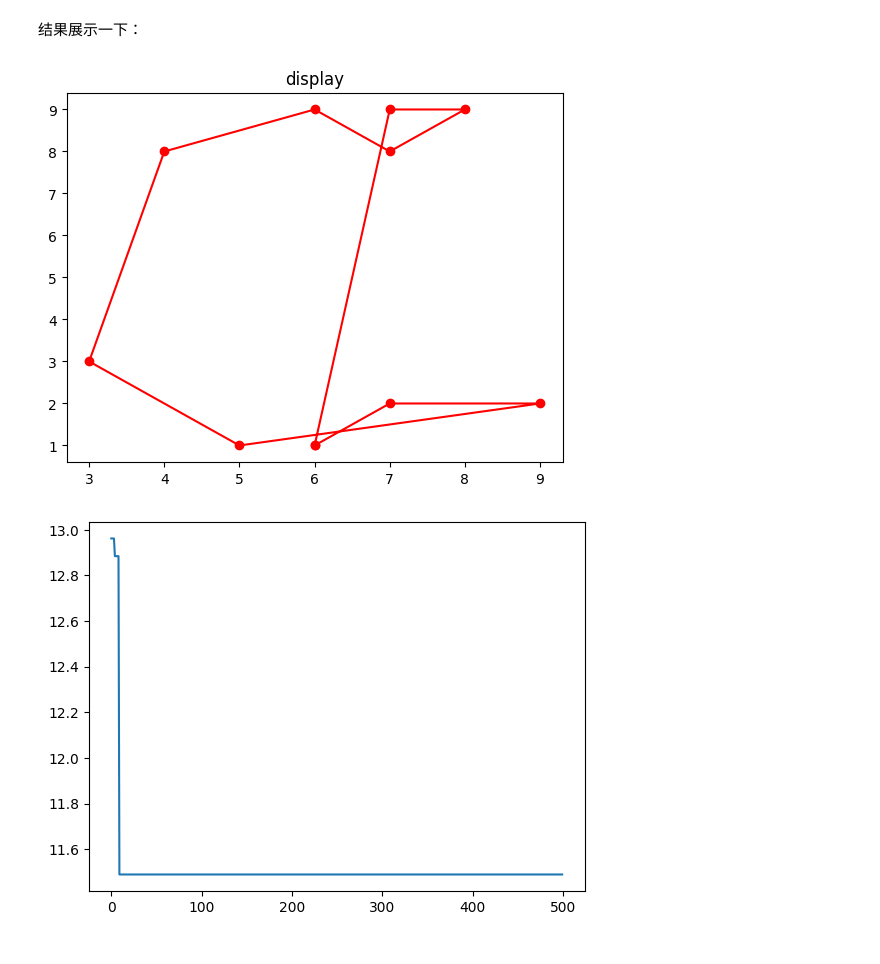
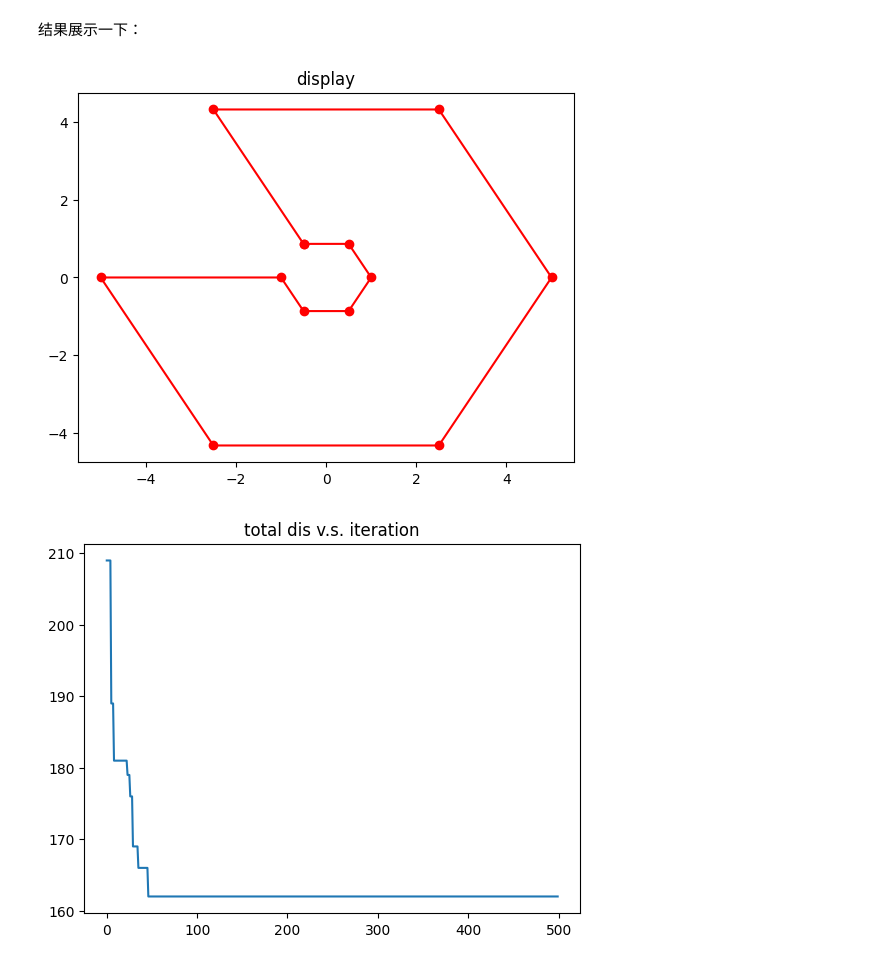
Before and after one commit to Dafeigy/DataStructure, a Jupyter notebook: Final/TSP/main.ipynb, the cells around one changed output. Cells and saved outputs as stored; diff of their text form; code cells hidden in the pictures.

```diff
--- a/Final/TSP/main.ipynb
+++ b/Final/TSP/main.ipynb
@@ -8,19 +8,26 @@ import math
 # %% [markdown]
 问题参数设定。包括问题规模（城市数量）`N`，遗传算法的迭代轮数`epoch_num`， 变异概率`prob_mutate`，将这些参数设为全局参数。
 # %%
-N = 10
+N = 12
 gen_length = N
 prob_mutate = .3
 individuals_num = 60
 epoch_num = 500
+
+# 随机种子
+random.seed(20221231)
 # %% [markdown]
 下一步是初始化问题的数据。生成城市以及距离矩阵`dmatrix`：
 # %%
-cities = utils.generate_cities(N)
-# cities = [[0,1],[1,2],[2,2],[1,0],[3,1],[2,0],[0.5,1]]
-# cities = utils.generate_hex([0,0],1)
-# cities += utils.generate_hex([0,0],5)
+# Random Sample
+# cities = utils.generate_cities(N)
 
+# HEXes sample
+cities = utils.generate_hex([0,0],1)
+cities += utils.generate_hex([0,0],5)
+
+# RELOAD PARAMS
+N = len(cities)
 dmatrix = utils.generate_dmatrix(cities)
 # %% [markdown]
 下一步是构造遗传算法和遗传算法中的个体，以及遗传算法的相关操作，将其封装至类里实现逻辑分离。
@@ -46,8 +53,8 @@ class Individual():
         \\frac{1}{\sum_{i=1}^{N-1}d_{i,i+1}}
         $
         '''
-        return math.sqrt(sum([dmatrix[self.gene[i]][self.gene[i+1]] for i in range(gen_length-1)]) \
-            + dmatrix[self.gene[-1]][self.gene[0]])
+        return sum([dmatrix[self.gene[i]][self.gene[i+1]] for i in range(gen_length-1)]) \
+            + dmatrix[self.gene[-1]][self.gene[0]]
 
 class GA():
     def __init__(self,dmatrix) -> None:
@@ -117,7 +124,7 @@ class GA():
         '''
         锦标赛选择下一代。
         '''
-        # Code from
+
         group_num = 10 #int(.1 * individuals_num)  # 小组数
         group_size = 10 #int(.1 * individuals_num)  # 每小组人数
         group_winner = individuals_num // group_num  # 每小组获胜人数
@@ -129,7 +136,7 @@ class GA():
                 player = random.choice(self.individuals)
                 player = Individual(player.gene)
                 group.append(player)
-            group = sorted(group,key=lambda x:x.gene, reverse=True)
+            group = sorted(group,key=lambda x:x.fitness, reverse=False)
             # 取出获胜者
             winners += group[:group_winner]
         self.individuals = winners
@@ -146,7 +153,7 @@ class GA():
         self.select_next_gen()
 
         for individual in self.individuals:
-            if individual.fitness > self.best.fitness:
+            if individual.fitness < self.best.fitness:
                 self.best = individual
 
     def train(self, epoch_num):
@@ -182,12 +189,13 @@ result_pos_list = [cities[each] for each in result]
 fig = plt.figure()
 x_,y_ = zip(*result_pos_list)
 plt.plot(x_, y_, 'o-r')
-plt.title(u"display")
+plt.title("display")
 fig.show()
 # %% [output]
-[figure, old version]
+[figure, new version]
 # %%
 plt.plot(fitness_list)
+plt.title("total dis v.s. iteration")
 plt.show()
 # %% [output]
-[figure, old version]
+[figure, new version]
```
